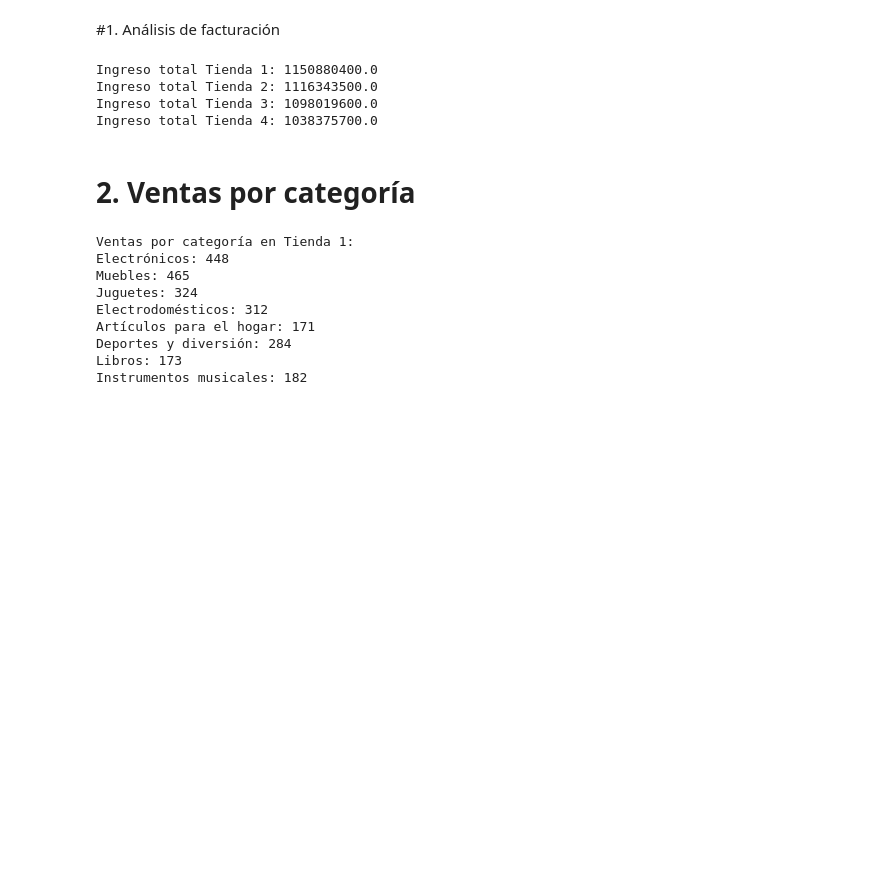
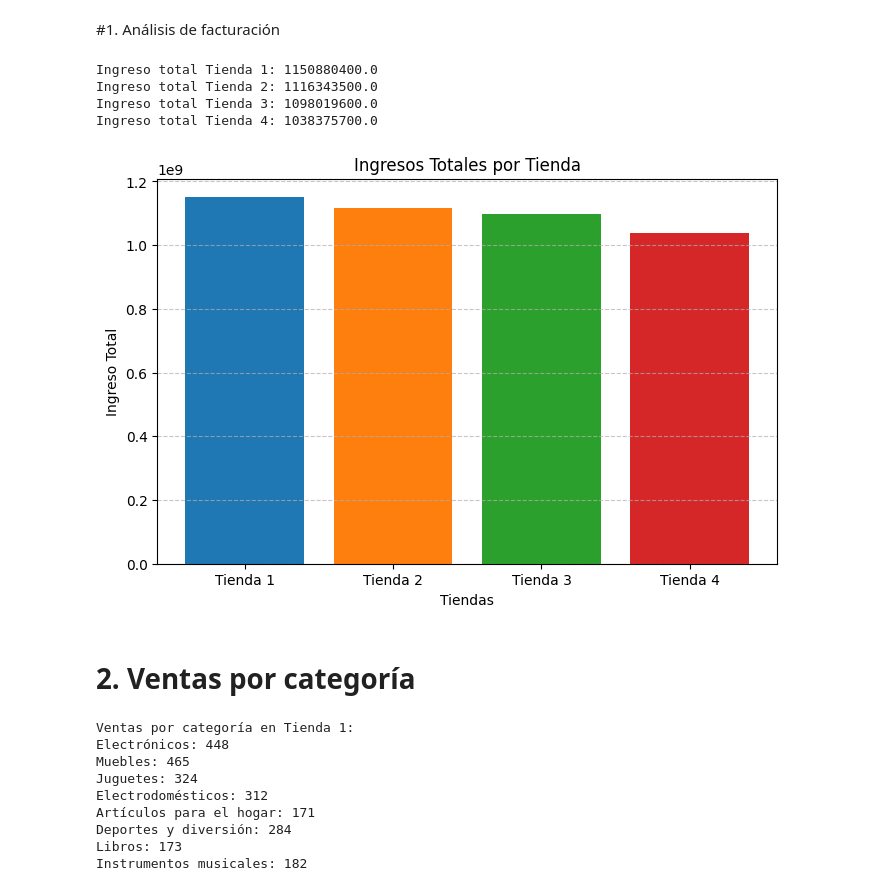
Before and after one commit to DanielaArvelo/Challenge_Python, a Jupyter notebook: AluraStoreLatam.ipynb, the cells around one changed output. Saved outputs shown, nothing was run; the diff lists cells and outputs as text; code cells hidden in the pictures; blank space fills up the shorter version.

Commit message:
Se agregan los gráficos correspondientes para el análisis.

```diff
--- a/AluraStoreLatam.ipynb
+++ b/AluraStoreLatam.ipynb
@@ -46,6 +46,22 @@ Ingreso total Tienda 1: 1150880400.0
 Ingreso total Tienda 2: 1116343500.0
 Ingreso total Tienda 3: 1098019600.0
 Ingreso total Tienda 4: 1038375700.0
+# %%
+import matplotlib.pyplot as plt
+
+ingresos = [ingreso_tienda1, ingreso_tienda2, ingreso_tienda3, ingreso_tienda4]
+tiendas = ["Tienda 1", "Tienda 2", "Tienda 3", "Tienda 4"]
+
+# Gráfico de barras
+plt.figure(figsize=(8, 5))
+plt.bar(tiendas, ingresos, color=["#1f77b4", "#ff7f0e", "#2ca02c", "#d62728"])
+plt.title("Ingresos Totales por Tienda")
+plt.xlabel("Tiendas")
+plt.ylabel("Ingreso Total")
+plt.grid(axis="y", linestyle="--", alpha=0.7)
+plt.show()
+# %% [output]
+[figure, added]
 # %% [markdown]
 # 2. Ventas por categoría
 # %%
```
Also changed, not shown: parts of 10 cells of this notebook.
